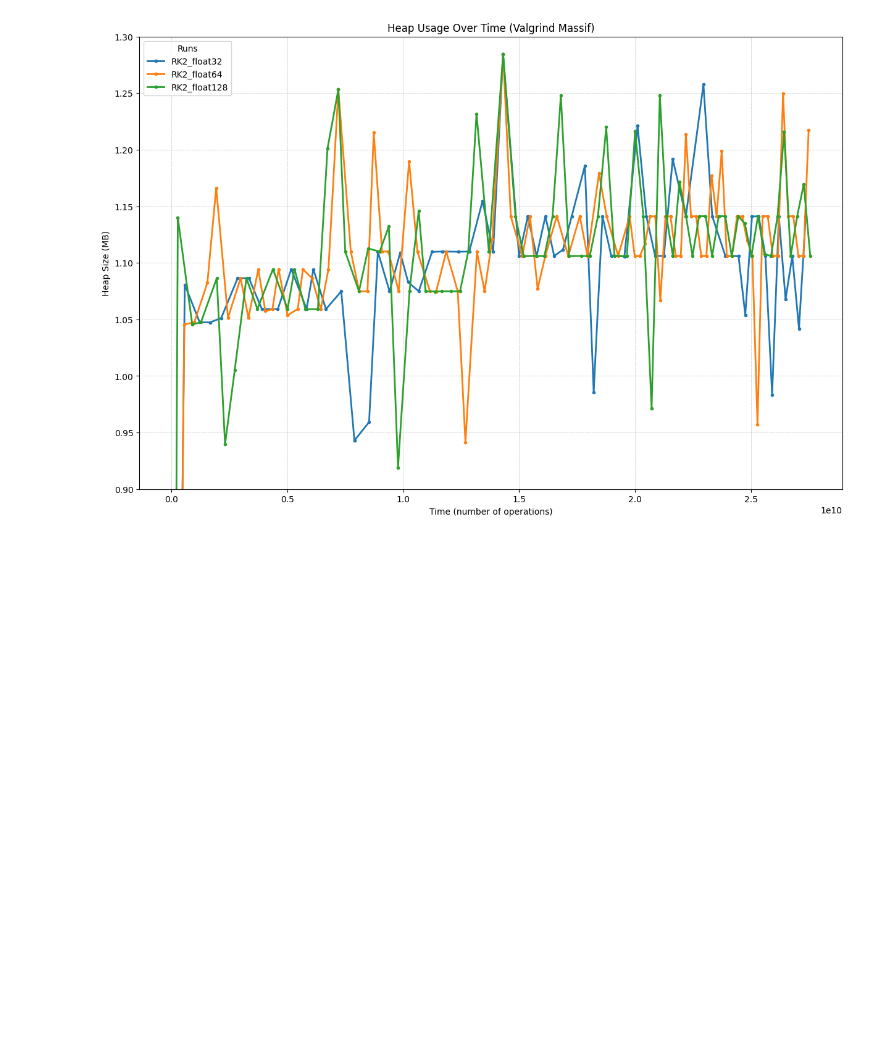
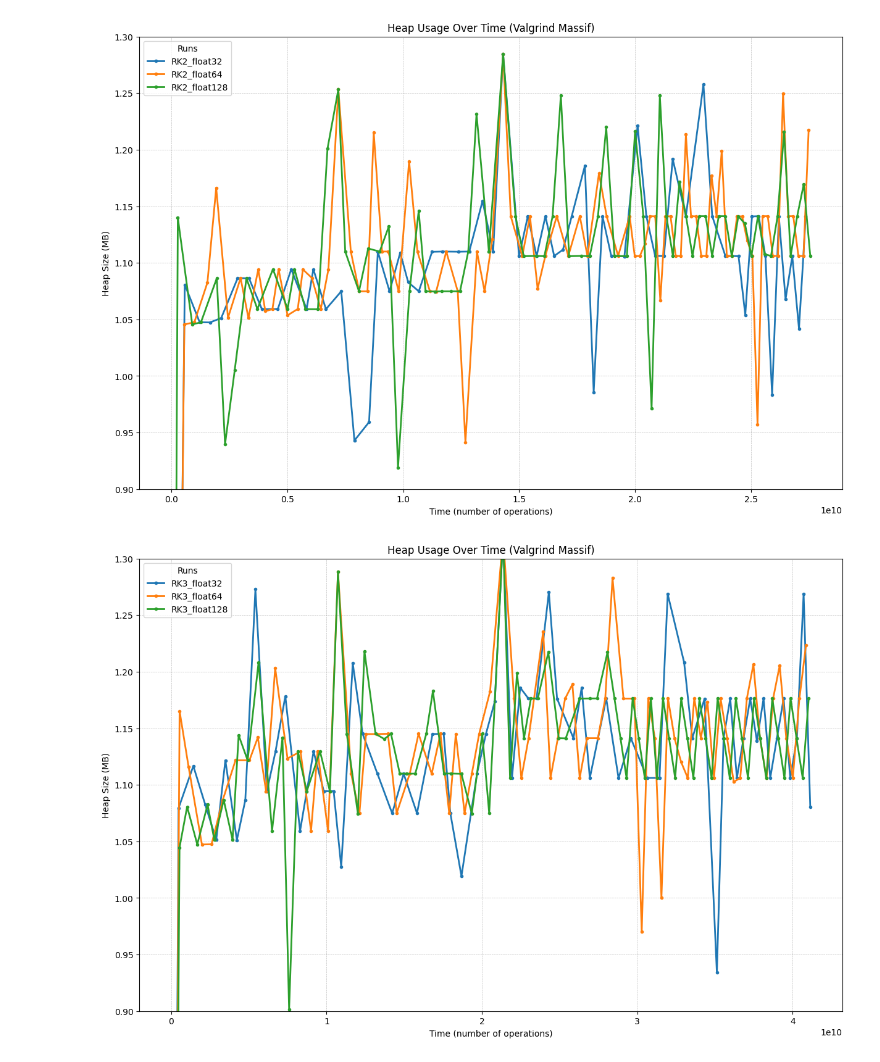
Before and after one commit to suryasudh/ReactingFlowSolver1D, a Jupyter notebook: postprocessing/plotting_file2.ipynb, the cells around one changed output. Drawn from its saved outputs; the diff is of its cells as text; code cells hidden in the pictures; blank space fills up the shorter version.

```diff
--- a/postprocessing/plotting_file2.ipynb
+++ b/postprocessing/plotting_file2.ipynb
@@ -151,8 +151,8 @@ plt.show()
 import matplotlib.pyplot as plt
 
 RK3_float32 = "massif_output_2025_04_17_16_41_14.2150045"
-RK3_float64 = "massif_output_2025_04_17_15_15_18.2147510"
-RK3_float128 = "massif_output_2025_04_17_15_16_47.2147912"
+RK3_float64 = "massif_output_2025_04_17_16_49_47.2150731"
+RK3_float128 = "massif_output_2025_04_18_02_48_34.2164835"
 
 def extract_massif_data(filepath):
     times = []
@@ -169,33 +169,35 @@ def extract_massif_data(filepath):
                 times.append(time)
                 heap_sizes.append(heap)
                 time = None
                 heap = None
     heap_sizes_mb = [h / (1024 * 1024) for h in heap_sizes]
     return times, heap_sizes_mb
 
 # File names
 filenames = {
-    "RK2_float32": RK2_float32,
-    "RK2_float64": RK2_float64,
-    "RK2_float128": RK2_float128
+    "RK3_float32": RK3_float32,
+    "RK3_float64": RK3_float64,
+    "RK3_float128": RK3_float128
 }
 
 base_path = "/media/ssudhakar/DATA_10TB/data_solver/valgrindLog"
 
 # Plotting
 fig, ax = plt.subplots(figsize=(12,8))
 
 for label, fname in filenames.items():
     times, heaps = extract_massif_data(f"{base_path}/{fname}")
     ax.plot(times, heaps, marker='.', lw=2,
     label=label)
 
 ax.set_xlabel("Time (number of operations)")
 ax.set_ylabel("Heap Size (MB)")
 ax.set_title("Heap Usage Over Time (Valgrind Massif)")
 ax.set_ylim((0.9, 1.3))
 
 ax.grid(visible=True, which='both', lw=0.5, ls='--', color='gray', alpha=0.5)
 ax.legend(title="Runs", loc="upper left")
 plt.tight_layout(pad=0.05)
 plt.show()
+# %% [output]
+[figure, added]
```
Also changed, not shown: parts of 3 cells of this notebook, 11 other files.
